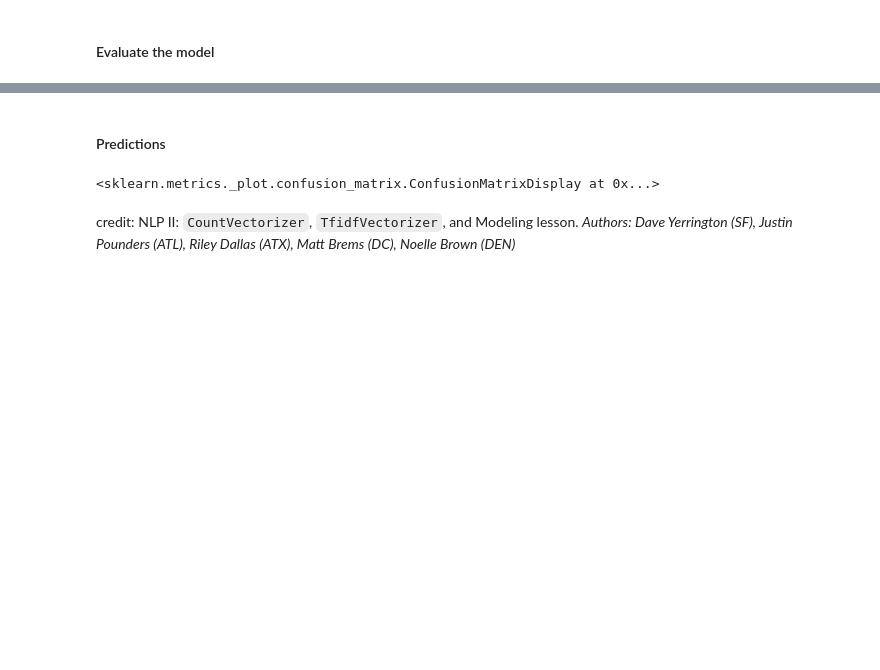
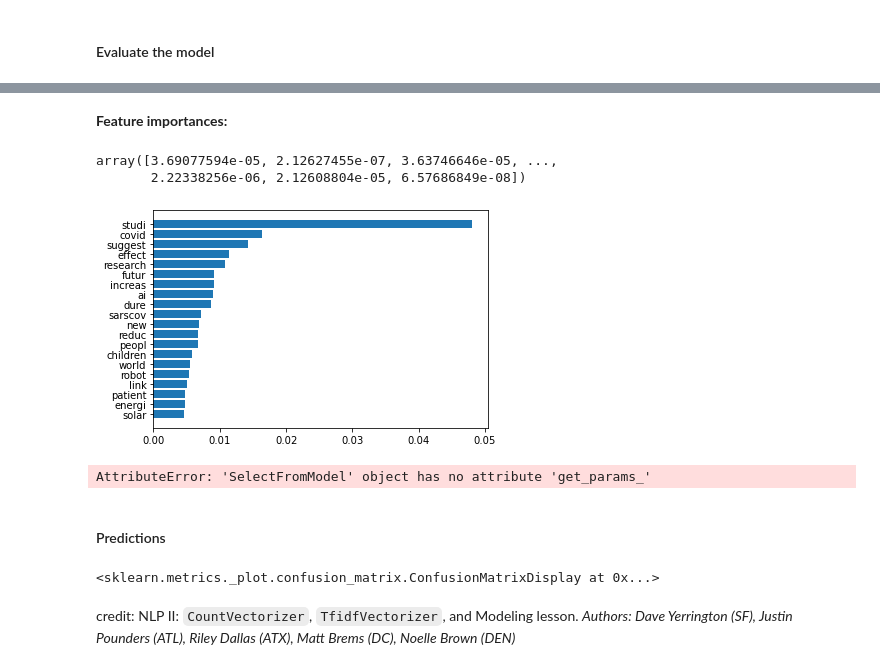
Before and after one commit to abishop17/plausible_utopia_nlp_classification_modeling, a Jupyter notebook: code/Project 3 - #2 of 3 (Models) - Plausible Utopia -- Classification Modeling on Subreddits.ipynb, the cells around one changed output, grey strips where cells are left out. Saved outputs shown, nothing was run; the diff lists cells and outputs as text; code cells hidden in the pictures; blank space fills up the shorter version.

```diff
--- a/code/Project 3 - #2 of 3 (Models) - Plausible Utopia -- Classification Modeling on Subreddits.ipynb
+++ b/code/Project 3 - #2 of 3 (Models) - Plausible Utopia -- Classification Modeling on Subreddits.ipynb
@@ -696,0 +748,27 @@ Pipeline(steps=[('cvec', CountVectorizer(max_df=0.98, max_features=5000)),
+# %%
+# Instantiate CountVectorizer
+cvec = CountVectorizer(max_df = 0.75, max_features = 5_000, min_df = 1, ngram_range = (1, 1), stop_words = 'english')
+
+# Fit the features training data so the model learns the vocabulary; transform to create vectors from the vocabulary
+X_train_cvec = pd.DataFrame(cvec.fit_transform(X_train).todense(),
+                           columns = cvec.get_feature_names())
+
+# Fit the features test data so the model learns the vocabulary;
+X_test_cvec = pd.DataFrame(cvec.transform(X_test).todense(),
+                           columns = cvec.get_feature_names())
+
+# Check the shapes
+
+display(X_train_cvec.shape)
+display(y_train.shape)
+display(X_test_cvec.shape)
+display(y_test.shape)
+
+rf_ex_pipe = RandomForestClassifier(n_estimators = 200)
+
+rf_ex_pipe.fit(X_train_cvec, y_train)
+
+printmd('**Accuracy score on train set:**')
+display(gs_cvec_rf.score(X_train, y_train))
+printmd('**Accuracy score on test set:**')
+display(gs_cvec_rf.score(X_test, y_test))
@@ -696,0 +787,16 @@ Pipeline(steps=[('cvec', CountVectorizer(max_df=0.98, max_features=5000)),
+# %%
+printmd('**Feature importances:**')
+display(rf_ex_pipe.feature_importances_)
+
+features = X_train_cvec.columns
+importances = rf_ex_pipe.feature_importances_
+indices = np.argsort(importances)[-20:]
+plt.barh(range(len(indices)), importances[indices])
+plt.yticks(range(len(indices)), [features[i] for i in indices]);
+
+# ref: https://www.analyticsvidhya.com/blog/2018/08/dimensionality-reduction-techniques-python/
+# %% [output]
+**Feature importances:**
+array([3.69077594e-05, 2.12627455e-07, 3.63746646e-05, ...,
+       2.22338256e-06, 2.12608804e-05, 6.57686849e-08])
+[figure, added]
@@ -697,3 +810,7 @@ Pipeline(steps=[('cvec', CountVectorizer(max_df=0.98, max_features=5000)),
+# %%
+selected_from_model.get_params_
+# %% [output]
+AttributeError: 'SelectFromModel' object has no attribute 'get_params_'
 # %% [markdown]
 #### Predictions
 # %%
```
Also changed, not shown: parts of 10 cells of this notebook, 2 other files.
